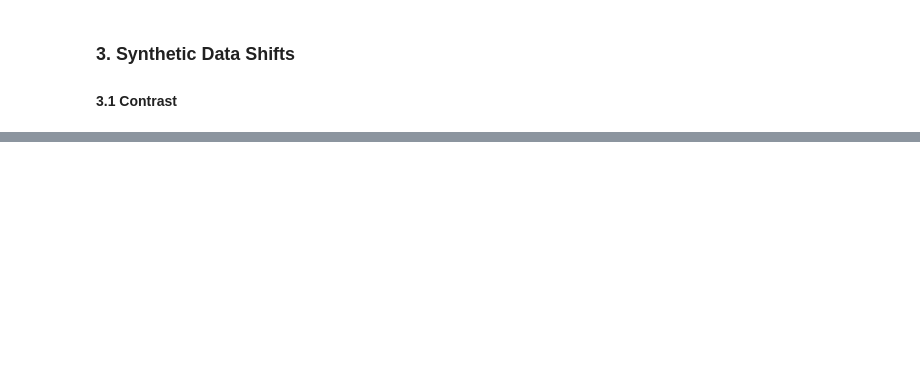
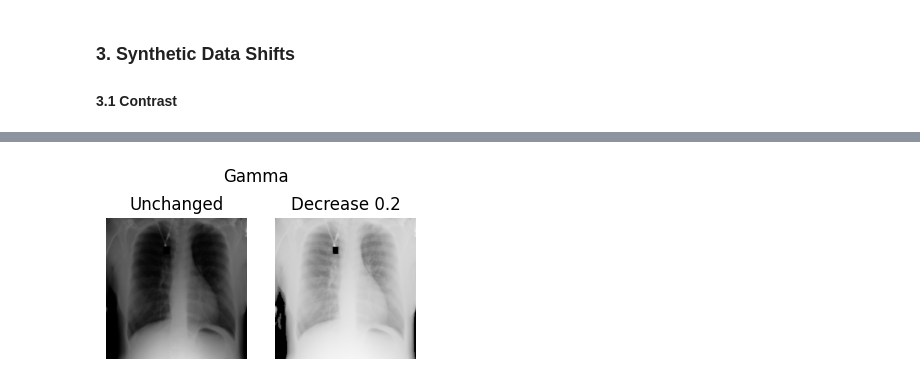
Before and after one commit to leeping-ng/med-img-monitoring, a Jupyter notebook: src/eda.ipynb, the cells around one changed output, grey strips where cells are left out. Saved outputs shown, nothing was run; the diff lists cells and outputs as text; code cells hidden in the pictures; blank space fills up the shorter version.

```diff
--- a/src/eda.ipynb
+++ b/src/eda.ipynb
@@ -95,0 +102,5 @@ plot_transforms_for_one_image(rsna, CONTRAST_TRANSFORMS, "Contrast", name_start_
+# %%
+from transforms_select import GAMMA_DEC_TF
+plot_transforms_for_one_image(rsna, GAMMA_DEC_TF, "Gamma", name_start_idx=6)
+# %% [output]
+[figure, added]
```
Also changed, not shown: parts of 14 cells of this notebook, 3 other files.
